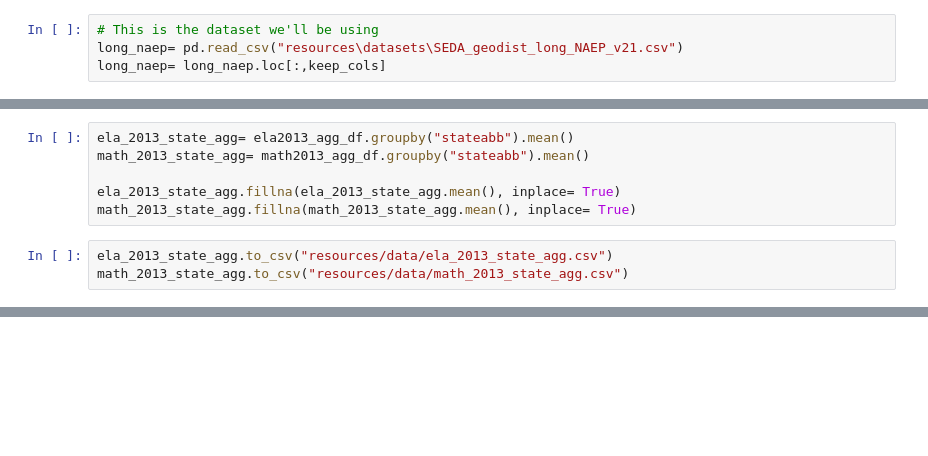
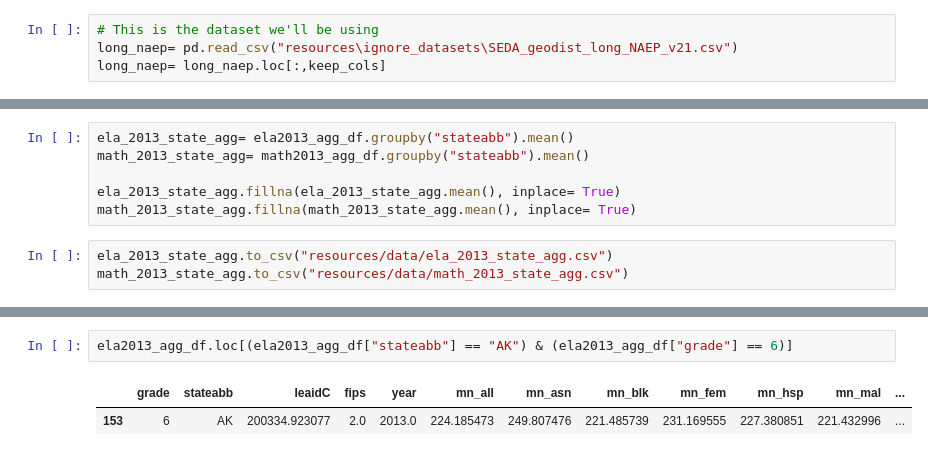
Before and after one commit to tbuck09/Education_Data_Visualization_Project, a Jupyter notebook: SEDA_Data_EDA.ipynb, the cells around one changed output, grey strips where cells are left out. Drawn from its saved outputs; the diff is of its cells as text; blank space fills up the shorter version.

```diff
--- a/SEDA_Data_EDA.ipynb
+++ b/SEDA_Data_EDA.ipynb
@@ -20,7 +20,7 @@ keep_cols= ["leaidC","leaname","fips","stateabb","grade","year","subject",
 # long_gcs= pd.read_csv("resources\datasets\SEDA_geodist_long_GCS_v21.csv")
 # %%
 # This is the dataset we'll be using
-long_naep= pd.read_csv("resources\datasets\SEDA_geodist_long_NAEP_v21.csv")
+long_naep= pd.read_csv("resources\ignore_datasets\SEDA_geodist_long_NAEP_v21.csv")
 long_naep= long_naep.loc[:,keep_cols]
 # %%
 # long_state= pd.read_csv("resources\datasets\SEDA_geodist_long_State_v21.csv")
@@ -476,3 +476,8 @@ ela_2013_state_agg.head()
 | AR | 5.5 | 506810.869300 | 5.0 | 2013.0 | 232.571712 | 254.629608 | 220.111172 | 242.947207 | 224.849475 | 225.743276 | 237.582815 | ... |
 | AZ | 5.5 | 404911.136751 | 4.0 | 2013.0 | 224.005371 | 252.915935 | 220.236186 | 231.796824 | 221.843153 | 222.113431 | 239.584792 | ... |
 | CA | 5.5 | 621559.519063 | 6.0 | 2013.0 | 229.612175 | 252.650918 | 220.931011 | 235.485396 | 220.753306 | 227.256810 | 241.424606 | ... |
+# %%
+ela2013_agg_df.loc[(ela2013_agg_df["stateabb"] == "AK") & (ela2013_agg_df["grade"] == 6)]
+# %% [output]
+|  | grade | stateabb | leaidC | fips | year | mn_all | mn_asn | mn_blk | mn_fem | mn_hsp | mn_mal | ... |
+| 153 | 6 | AK | 200334.923077 | 2.0 | 2013.0 | 224.185473 | 249.807476 | 221.485739 | 231.169555 | 227.380851 | 221.432996 | ... |
```
Also changed, not shown: 3 other files.
